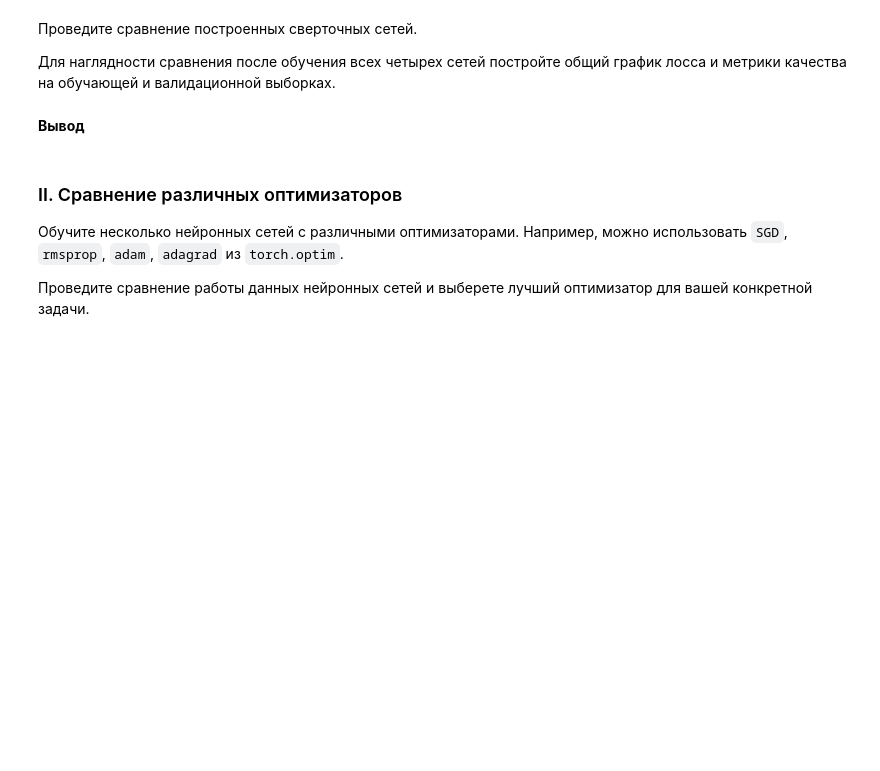
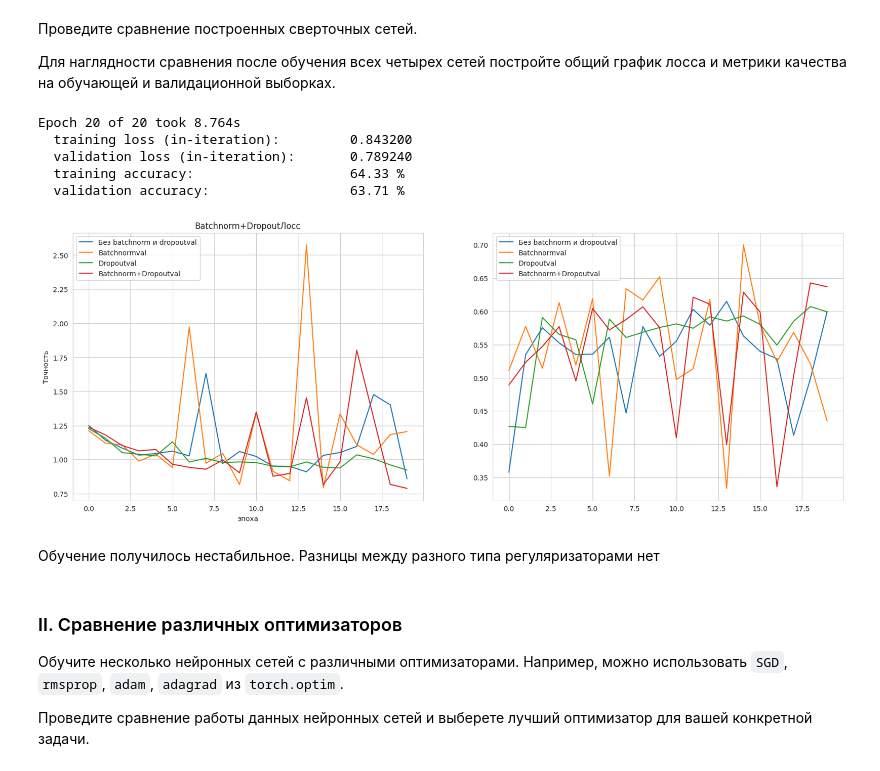
Before and after one commit to NMashalov/2023_OpenMipt_course, a Jupyter notebook: lesson2/ДЗ_2.ipynb, the cells around one changed output. Cells and saved outputs as stored; diff of their text form; code cells hidden in the pictures; blank space fills up the shorter version.

```diff
--- a/lesson2/ДЗ_2.ipynb
+++ b/lesson2/ДЗ_2.ipynb
@@ -143,7 +143,8 @@ DATA_PATH = os.path.join(DATA_PATH, 'data')
 ### Биология
 В `train` датасете $4$ вида опухолей (или их отсутсвия) и $2870$ изображений МРТ головного мозга (объектов). Посмотрим на какую-нибудь картину из набора данных.
 # %%
-path_to_img = os.path.join(DATA_PATH, "training/glioma_tumor/gg (40).jpg")
+DATA_PATH = 'brain-tumor-classification-mri'
+path_to_img = os.path.join(DATA_PATH, "Training/glioma_tumor/gg (40).jpg")
 image = plt.imread(path_to_img)
 plt.figure(figsize=(12, 5))
 plt.imshow(image)
@@ -154,7 +155,7 @@ plt.axis("off");
 Разобьем `train` выборку на `train` и `val`:
 # %%
 # Папка со всеми МРТ изображениями / папка с изображениями для тренировки
-TRAIN_DIR = os.path.join(DATA_PATH, "training")
+TRAIN_DIR = os.path.join(DATA_PATH, "Training")
 # Считываем названия директорий, которые и являются видом опухоли
 TUMOR_LIST = {i:name for i, name in enumerate(os.listdir(TRAIN_DIR))}
 
@@ -285,3 +231,3 @@ Total_solar_eclipse | train images = 515 | val images = 220
 # %%
-train_dataset = torchvision.datasets.ImageFolder(TRAIN_DIR, transform=transforms.ToTensor())
-val_dataset = torchvision.datasets.ImageFolder(VAL_DIR, transform=transforms.ToTensor())
+train_dataset = torchvision.datasets.ImageFolder(TRAIN_DIR, transform=transform)
+val_dataset = torchvision.datasets.ImageFolder(VAL_DIR, transform=transform)
@@ -301,8 +580,51 @@ val_dataset = torchvision.datasets.ImageFolder(VAL_DIR, transform=transforms.ToT
 Проведите сравнение построенных сверточных сетей.
 
 Для наглядности сравнения после обучения всех четырех сетей постройте общий график лосса и метрики качества на обучающей и валидационной выборках.
-# %% [markdown]
-**Вывод**
+# %%
+batch_size = 32
+
+device = "cuda" if torch.cuda.is_available() else "cpu"
+train_batch_gen = torch.utils.data.DataLoader(train_dataset, batch_size=batch_size, shuffle=True)
+val_batch_gen   = torch.utils.data.DataLoader(val_dataset,   batch_size=batch_size, shuffle=False)
+
+
+blocks = [ResiudalConv,ResiudalBatchNormConv,ResiudalDropoutConv,ResiudalDropoutBatchNormConv]
+
+histories = []
+
+criterion = nn.CrossEntropyLoss()
+
+for block in blocks:
+    model = ConvNetwork(block_type = block,in_chan = 1,num_classes =4).to(device)
+    optimizer = torch.optim.Adam(model.parameters(), lr=1e-3)
+
+    _, history = train(
+        model, criterion, optimizer,
+        train_batch_gen, val_batch_gen,
+        num_epochs=20,
+        device=device,
+        plot_true = False
+    )
+
+    histories.append(history)
+# %% [output]
+Epoch 20 of 20 took 8.764s
+  training loss (in-iteration):         0.843200
+  validation loss (in-iteration):       0.789240
+  training accuracy:                    64.33 %
+  validation accuracy:                  63.71 %
+# %%
+fig,ax = plt.subplots(1,2,figsize=(20, 7))
+
+labels = ['Без batchnorm и dropout','Batchnorm','Dropout','Batchnorm+Dropout']
+
+for history,label in zip(histories,labels):
+
+    plot_learning_curves(history,ax=ax,annotation=label)
+# %% [output]
+[figure, added]
+# %% [markdown]
+Обучение получилось нестабильное. Разницы между разного типа регуляризаторами нет
 # %% [markdown]
 ### II. Сравнение различных оптимизаторов
 
```
Also changed, not shown: parts of 31 cells of this notebook.
